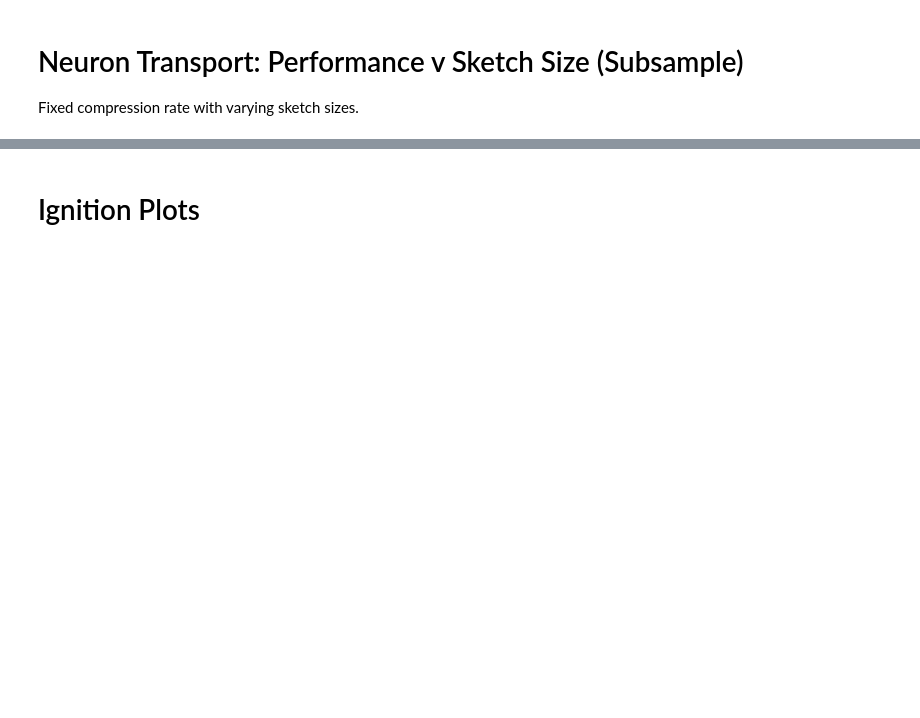
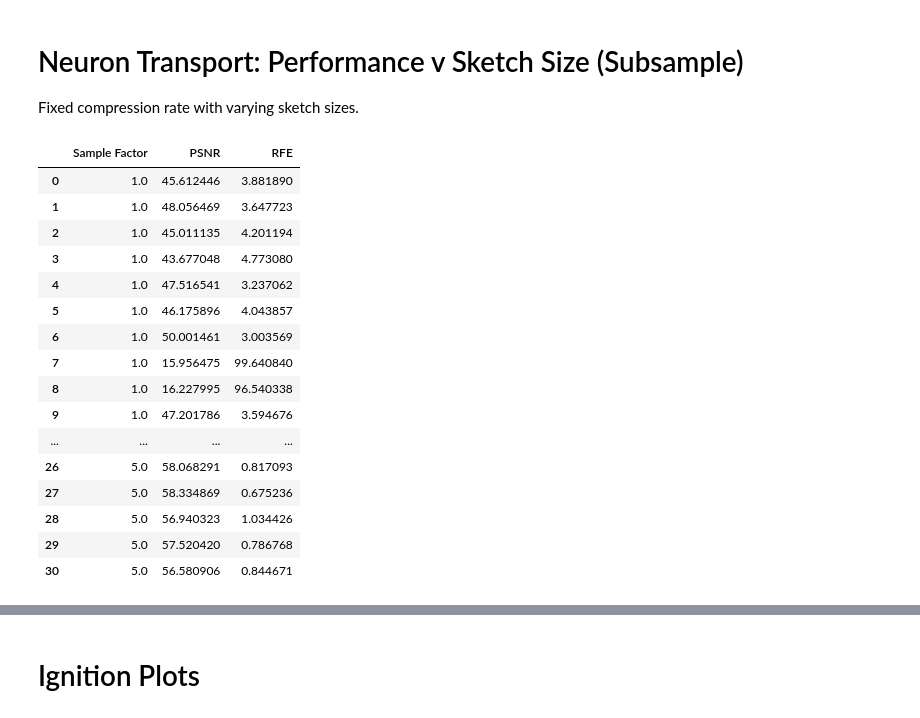
Before and after one commit to RS-Coop/Implicit-Neural-Compression, a Jupyter notebook: Paper Results.ipynb, the cells around one changed output, grey strips where cells are left out. Cells and saved outputs as stored; diff of their text form; code cells hidden in the pictures; blank space fills up the shorter version.

```diff
--- a/Paper Results.ipynb
+++ b/Paper Results.ipynb
@@ -157,0 +177,20 @@ Fixed compression rate with varying sketch sizes.
+# %%
+df
+# %% [output]
+|  | Sample Factor | PSNR | RFE |
+| 0 | 1.0 | 45.612446 | 3.881890 |
+| 1 | 1.0 | 48.056469 | 3.647723 |
+| 2 | 1.0 | 45.011135 | 4.201194 |
+| 3 | 1.0 | 43.677048 | 4.773080 |
+| 4 | 1.0 | 47.516541 | 3.237062 |
+| 5 | 1.0 | 46.175896 | 4.043857 |
+| 6 | 1.0 | 50.001461 | 3.003569 |
+| 7 | 1.0 | 15.956475 | 99.640840 |
+| 8 | 1.0 | 16.227995 | 96.540338 |
+| 9 | 1.0 | 47.201786 | 3.594676 |
+| ... | ... | ... | ... |
+| 26 | 5.0 | 58.068291 | 0.817093 |
+| 27 | 5.0 | 58.334869 | 0.675236 |
+| 28 | 5.0 | 56.940323 | 1.034426 |
+| 29 | 5.0 | 57.520420 | 0.786768 |
+| 30 | 5.0 | 56.580906 | 0.844671 |
```
Also changed, not shown: parts of 7 cells of this notebook, 4 other files.
